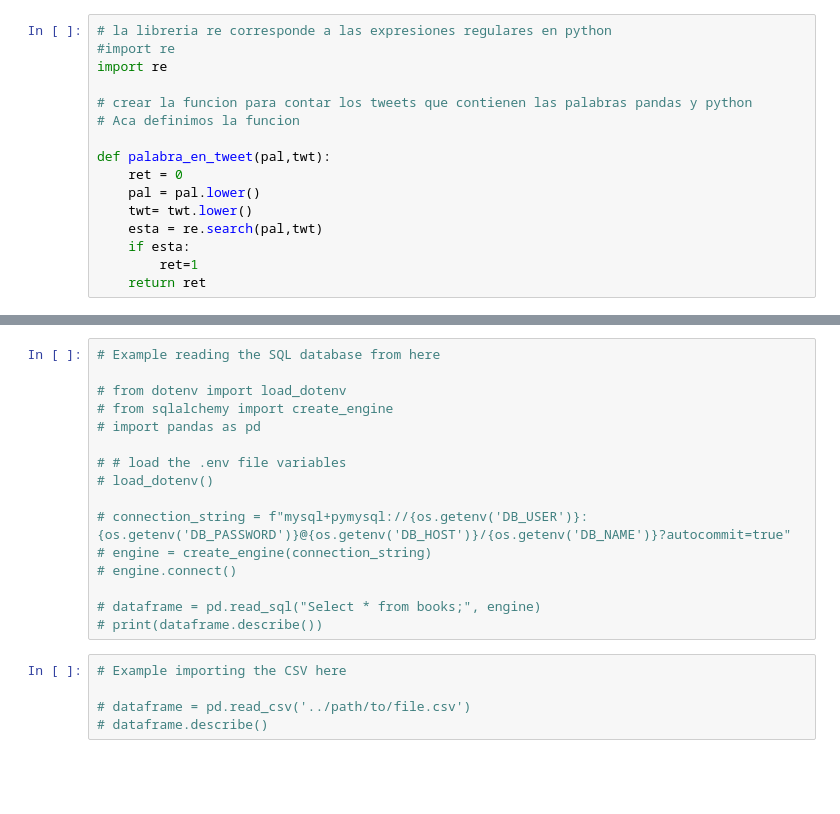
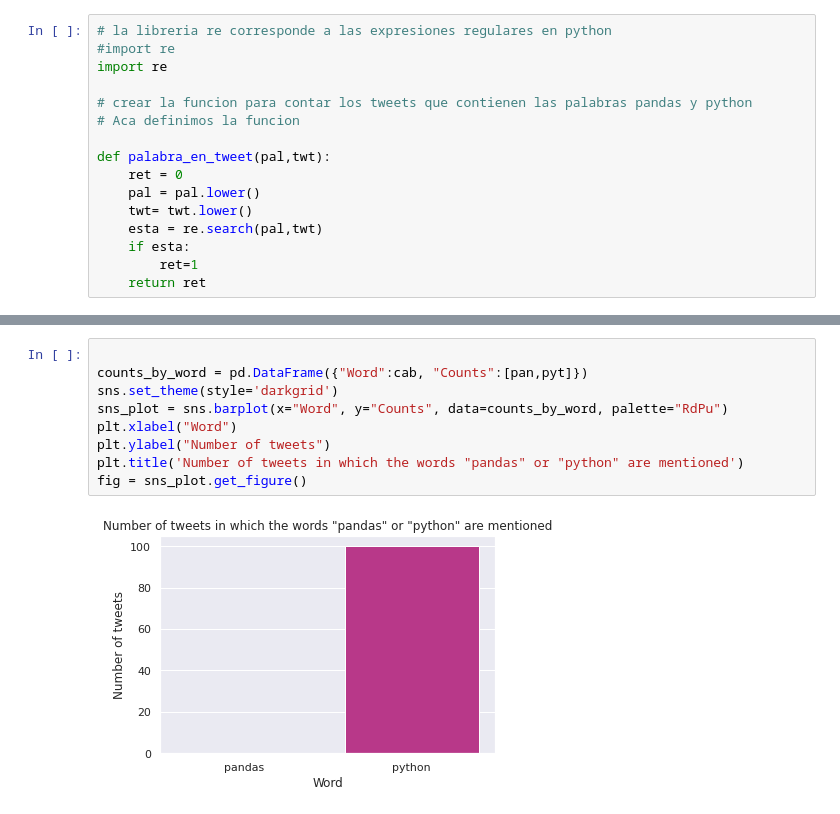
Before and after one commit to JuanAntonaccio/interacting-with-the-twitter-api-project-tutorial, a Jupyter notebook: src/explore.ipynb, the cells around one changed output, grey strips where cells are left out. Saved outputs shown, nothing was run; the diff lists cells and outputs as text; blank space fills up the shorter version.

```diff
--- a/src/explore.ipynb
+++ b/src/explore.ipynb
@@ -148,21 +146,11 @@ plt.show()
-# %%
-# Example reading the SQL database from here
-
-# from dotenv import load_dotenv
-# from sqlalchemy import create_engine
-# import pandas as pd
-
-# # load the .env file variables
-# load_dotenv()
-
-# connection_string = f"mysql+pymysql://{os.getenv('DB_USER')}:{os.getenv('DB_PASSWORD')}@{os.getenv('DB_HOST')}/{os.getenv('DB_NAME')}?autocommit=true"
-# engine = create_engine(connection_string)
-# engine.connect()
-
-# dataframe = pd.read_sql("Select * from books;", engine)
-# print(dataframe.describe())
-# %%
-# Example importing the CSV here
-
-# dataframe = pd.read_csv('../path/to/file.csv')
-# dataframe.describe()
+# %%
+
+counts_by_word = pd.DataFrame({"Word":cab, "Counts":[pan,pyt]})
+sns.set_theme(style='darkgrid')
+sns_plot = sns.barplot(x="Word", y="Counts", data=counts_by_word, palette="RdPu")
+plt.xlabel("Word")
+plt.ylabel("Number of tweets")
+plt.title('Number of tweets in which the words "pandas" or "python" are mentioned')
+fig = sns_plot.get_figure()
+# %% [output]
+[figure, added]
```
Also changed, not shown: parts of 6 cells of this notebook, 1 other file.
